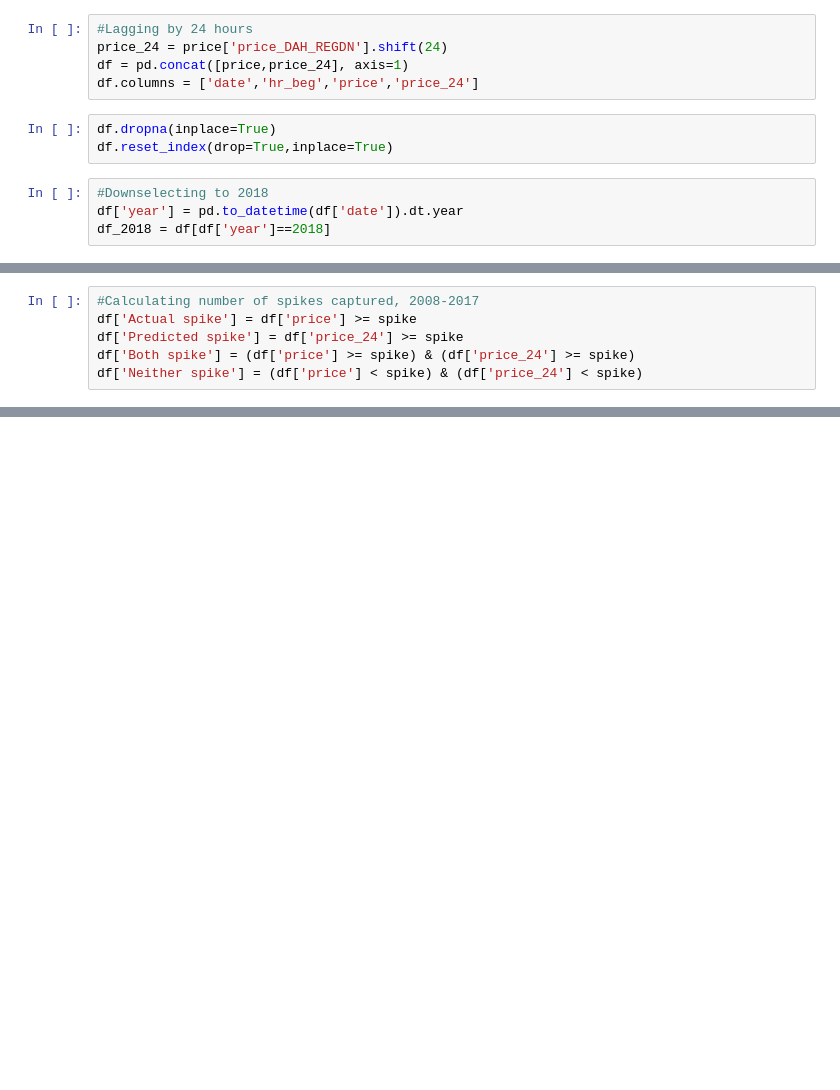
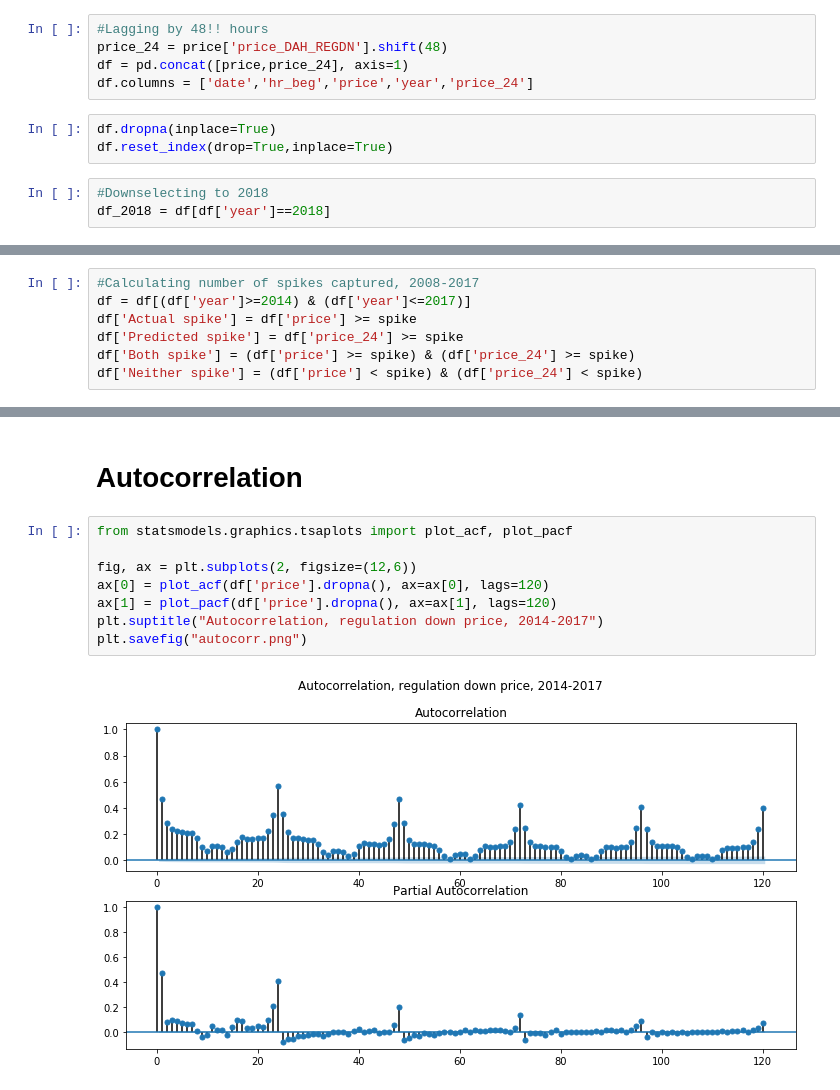
Before and after one commit to nickolasclarke/anciML, a Jupyter notebook: MM_Code/model_naive.ipynb, the cells around one changed output, grey strips where cells are left out. Saved outputs shown, nothing was run; the diff lists cells and outputs as text; blank space fills up the shorter version.

```diff
--- a/MM_Code/model_naive.ipynb
+++ b/MM_Code/model_naive.ipynb
@@ -25,14 +38,13 @@ price = prices[['date','hr_beg','price_DAH_REGDN']]
 # %%
-#Lagging by 24 hours
-price_24 = price['price_DAH_REGDN'].shift(24)
+#Lagging by 48!! hours
+price_24 = price['price_DAH_REGDN'].shift(48)
 df = pd.concat([price,price_24], axis=1)
-df.columns = ['date','hr_beg','price','price_24']
+df.columns = ['date','hr_beg','price','year','price_24']
 # %%
 df.dropna(inplace=True)
 df.reset_index(drop=True,inplace=True)
 # %%
 #Downselecting to 2018
-df['year'] = pd.to_datetime(df['date']).dt.year
 df_2018 = df[df['year']==2018]
 # %%
 #Calculating number of spikes captured in 2018
@@ -52,5 +64,6 @@ Overall hours correctly predicted, 2018: 0.9718229523157654
 # %%
 #Calculating number of spikes captured, 2008-2017
+df = df[(df['year']>=2014) & (df['year']<=2017)]
 df['Actual spike'] = df['price'] >= spike
 df['Predicted spike'] = df['price_24'] >= spike
 df['Both spike'] = (df['price'] >= spike) & (df['price_24'] >= spike)
@@ -65,0 +105,12 @@ Overall hours correctly predicted, 2018: 0.95222108240853
+# %% [markdown]
+# Autocorrelation
+# %%
+from statsmodels.graphics.tsaplots import plot_acf, plot_pacf
+
+fig, ax = plt.subplots(2, figsize=(12,6))
+ax[0] = plot_acf(df['price'].dropna(), ax=ax[0], lags=120)
+ax[1] = plot_pacf(df['price'].dropna(), ax=ax[1], lags=120)
+plt.suptitle("Autocorrelation, regulation down price, 2014-2017")
+plt.savefig("autocorr.png")
+# %% [output]
+[figure, added]
```
Also changed, not shown: parts of 11 cells of this notebook, 3 other files.
